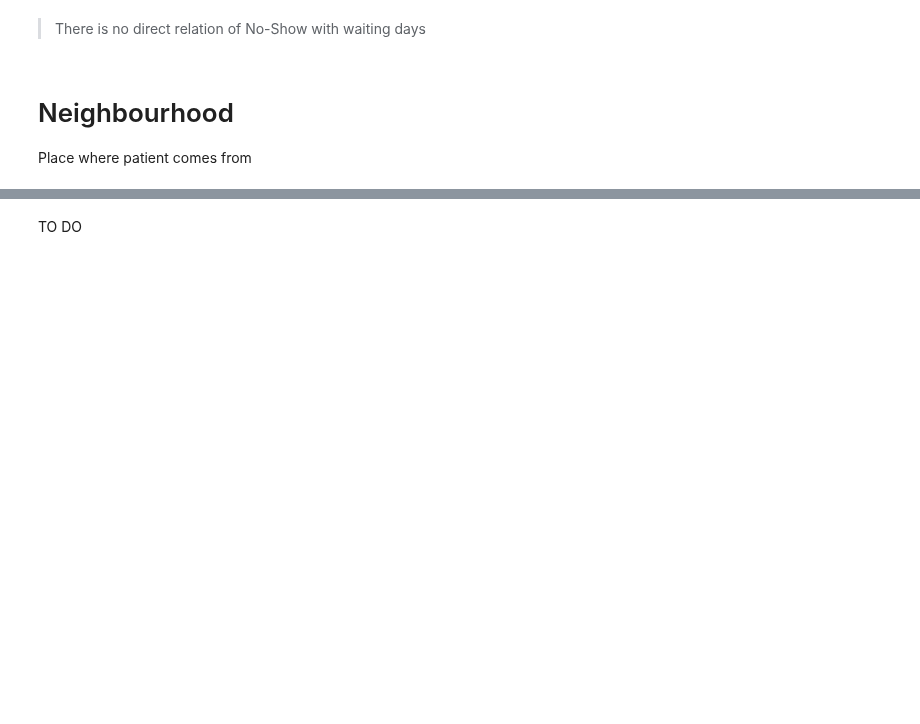
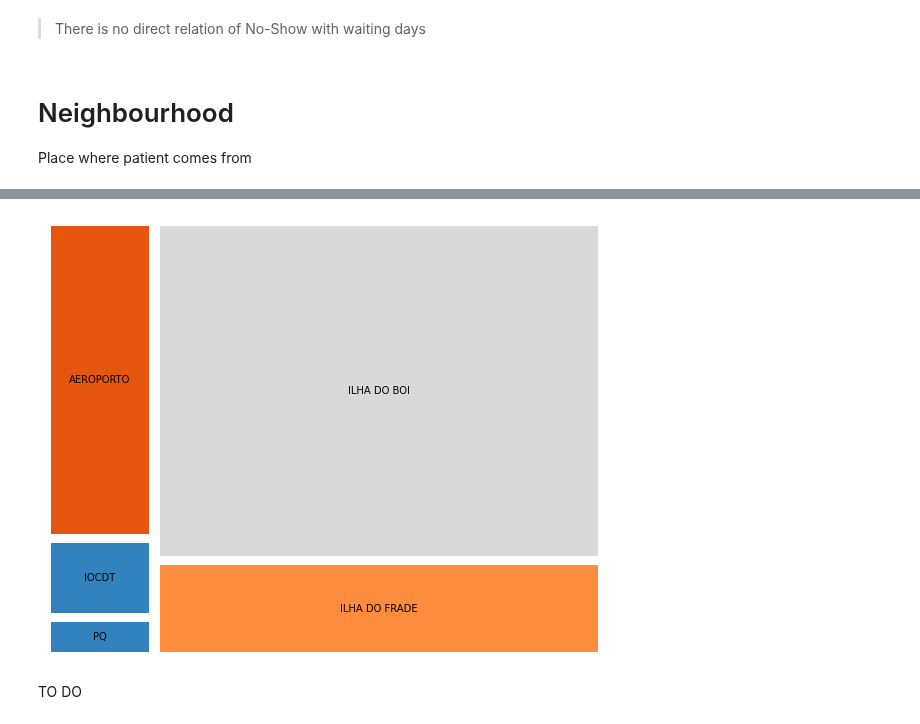
Before and after one commit to dishankkalra23/Medical-Appointment-No-Shows, a Jupyter notebook: Medical_Appointment_No_Shows.ipynb, the cells around one changed output, grey strips where cells are left out. Drawn from its saved outputs; the diff is of its cells as text; code cells hidden in the pictures; blank space fills up the shorter version.

```diff
--- a/Medical_Appointment_No_Shows.ipynb
+++ b/Medical_Appointment_No_Shows.ipynb
@@ -803,0 +877,5 @@ neighbour_df.sample(10)
+# %%
+low_appointment_neigh = neighbour_df.sort_values('total_appointments').head(5)
+# %%
+low_appointment_neigh.neighbourhood.iloc[0] = 'PQ'
+low_appointment_neigh.neighbourhood.iloc[1] = 'IOCDT'
@@ -804,3 +891,13 @@ neighbour_df.sample(10)
+# %%
+plt.figure(figsize=(10,8))
+squarify.plot(sizes=low_appointment_neigh.total_appointments,
+              label=low_appointment_neigh.neighbourhood,
+              color = color_squarify(low_appointment_neigh),
+              pad=True)
+plt.axis('off')
+plt.show()
+# %% [output]
+[figure, added]
 # %% [markdown]
 TO DO
 # %%
```
Also changed, not shown: parts of 25 cells of this notebook.
